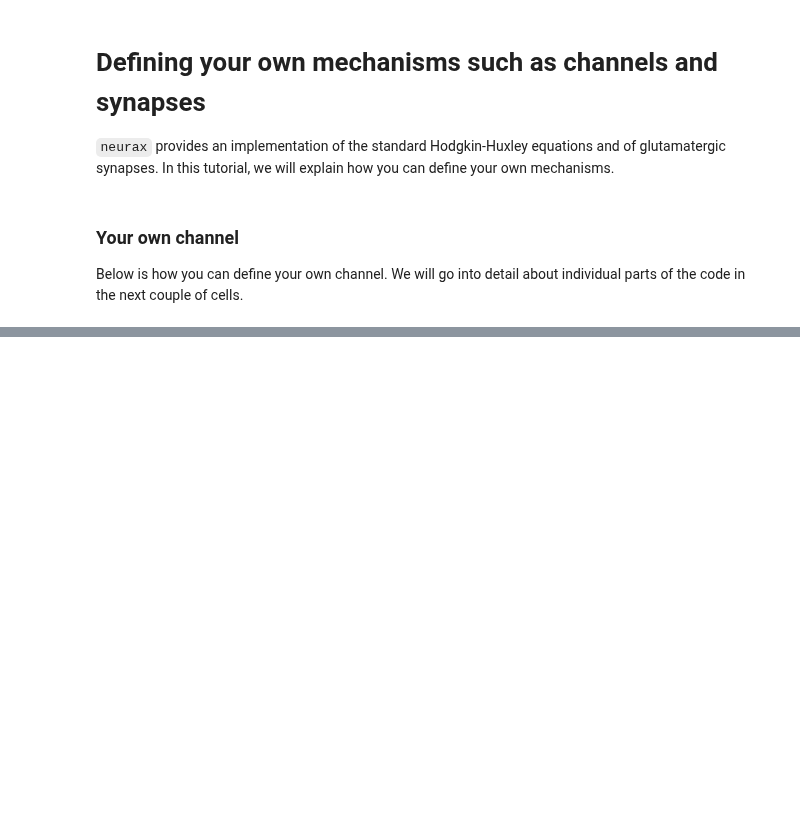
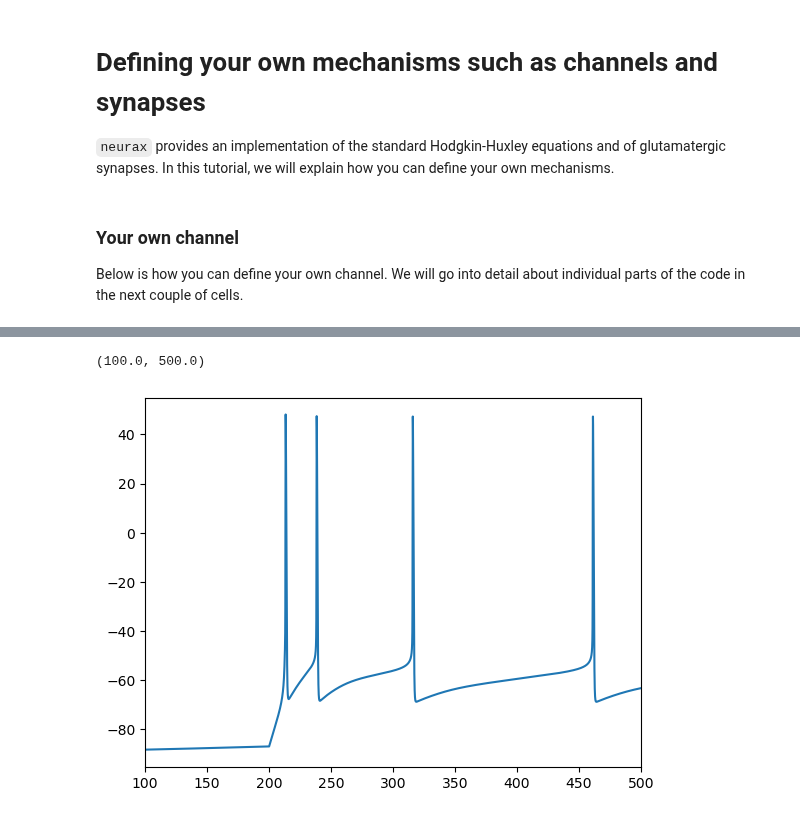
Before and after one commit to jaxleyverse/jaxley, a Jupyter notebook: tutorials/05_new_mechanisms_CS.ipynb, the cells around one changed output, grey strips where cells are left out. Saved outputs shown, nothing was run; the diff lists cells and outputs as text; code cells hidden in the pictures; blank space fills up the shorter version.

```diff
--- a/tutorials/05_new_mechanisms_CS.ipynb
+++ b/tutorials/05_new_mechanisms_CS.ipynb
@@ -534,0 +532,7 @@ _ = ax.set_xlabel("Time (ms)")
+# %%
+plt.plot(time_vec, s.T[:-1])
+
+plt.xlim(100,500)
+# %% [output]
+(100.0, 500.0)
+[figure, added]
```
Also changed, not shown: parts of 10 cells of this notebook, 3 other files.
